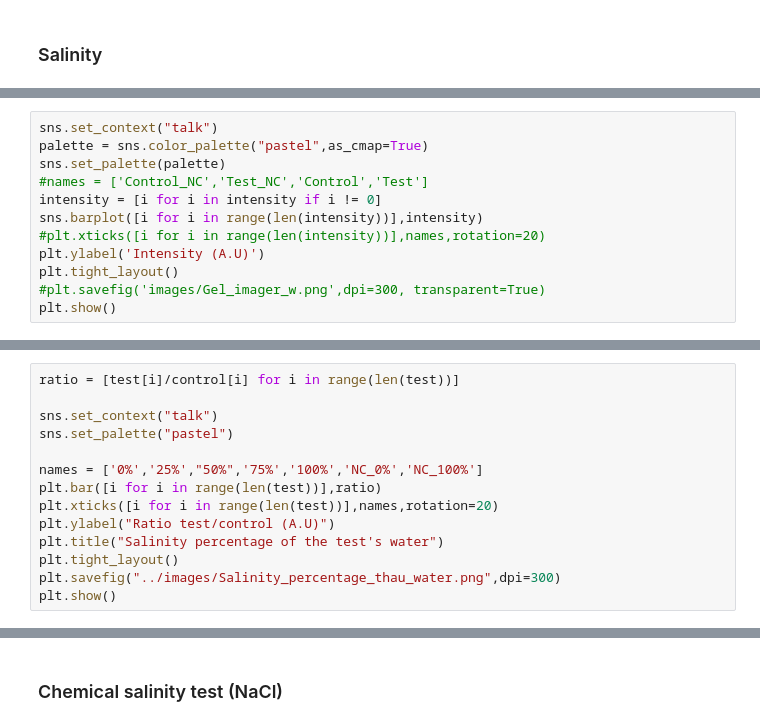
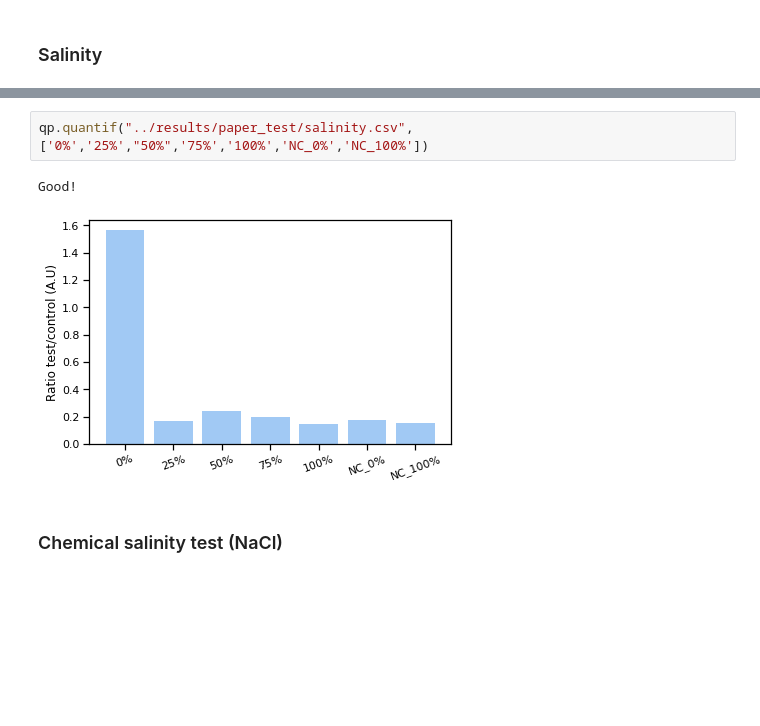
Before and after one commit to NessLfy/iGEM, a Jupyter notebook: scripts/quantification_paper_test.ipynb, the cells around one changed output, grey strips where cells are left out. Saved outputs shown, nothing was run; the diff lists cells and outputs as text; blank space fills up the shorter version.

```diff
--- a/scripts/quantification_paper_test.ipynb
+++ b/scripts/quantification_paper_test.ipynb
@@ -320,12 +29,0 @@ Good!
-# %%
-sns.set_context("talk")
-palette = sns.color_palette("pastel",as_cmap=True)
-sns.set_palette(palette)
-#names = ['Control_NC','Test_NC','Control','Test']
-intensity = [i for i in intensity if i != 0]
-sns.barplot([i for i in range(len(intensity))],intensity)
-#plt.xticks([i for i in range(len(intensity))],names,rotation=20)
-plt.ylabel('Intensity (A.U)')
-plt.tight_layout()
-#plt.savefig('images/Gel_imager_w.png',dpi=300, transparent=True)
-plt.show()
@@ -334,14 +29,0 @@ plt.show()
-# %%
-ratio = [test[i]/control[i] for i in range(len(test))]
-
-sns.set_context("talk")
-sns.set_palette("pastel")
-
-names = ['0%','25%',"50%",'75%','100%','NC_0%','NC_100%']
-plt.bar([i for i in range(len(test))],ratio)
-plt.xticks([i for i in range(len(test))],names,rotation=20)
-plt.ylabel("Ratio test/control (A.U)")
-plt.title("Salinity percentage of the test's water")
-plt.tight_layout()
-plt.savefig("../images/Salinity_percentage_thau_water.png",dpi=300)
-plt.show()
@@ -350,2 +30,7 @@ plt.show()
+# %%
+qp.quantif("../results/paper_test/salinity.csv",['0%','25%',"50%",'75%','100%','NC_0%','NC_100%'])
+# %% [output]
+Good!
+[figure, added]
 # %% [markdown]
 ### Chemical salinity test (NaCl)
```
Also changed, not shown: parts of 44 cells of this notebook, 7 other files.
